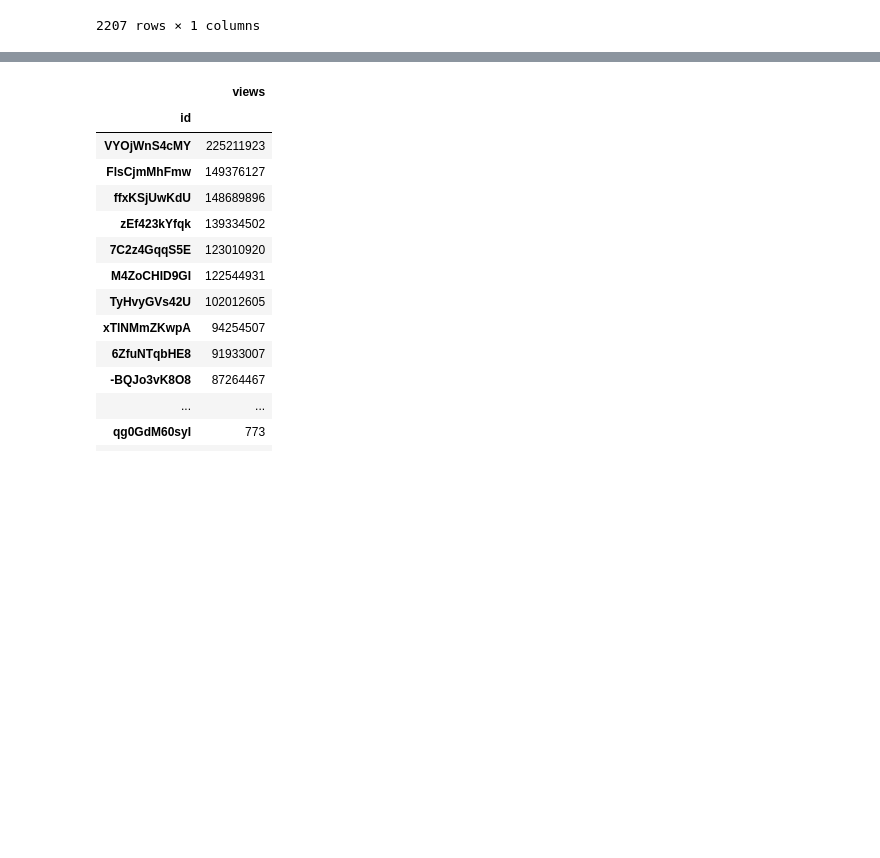
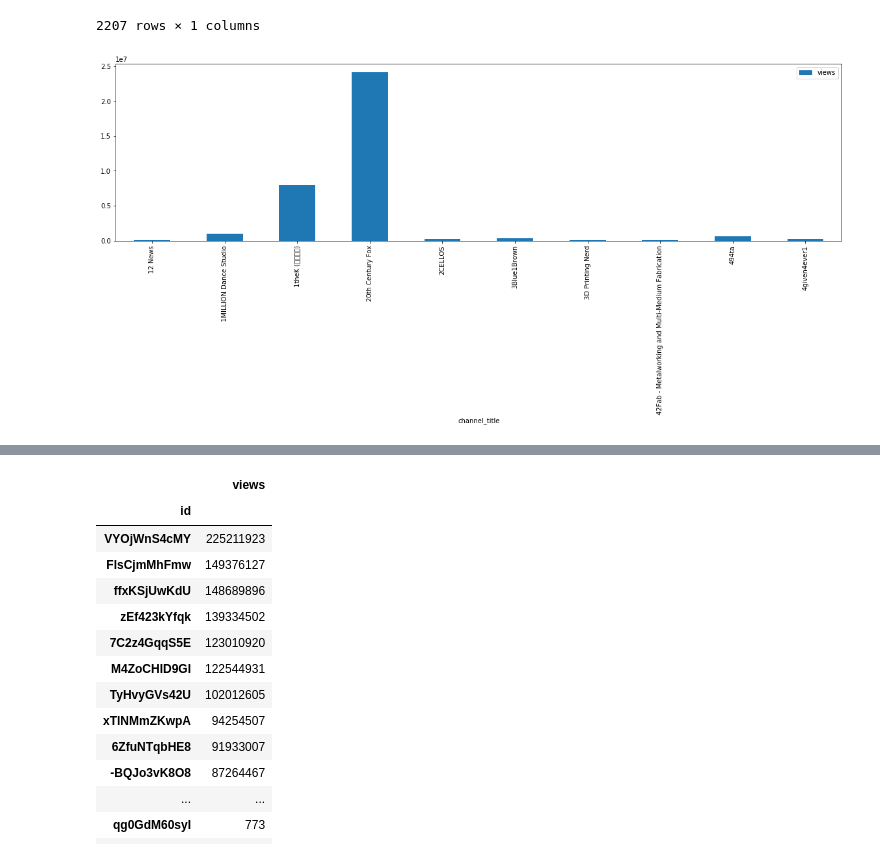
Before and after one commit to CaroMuizzi/Success-on-YouTube-Channels, a Jupyter notebook: Trending_videos_caro.ipynb, the cells around one changed output, grey strips where cells are left out. Saved outputs shown, nothing was run; the diff lists cells and outputs as text; code cells hidden in the pictures; blank space fills up the shorter version.

```diff
--- a/Trending_videos_caro.ipynb
+++ b/Trending_videos_caro.ipynb
@@ -373,3 +380,13 @@ channel_views_df.sort_values("views",ascending=False)
 | Palo Alto Online | 745 |
 | GoDucksdotcom | 704 |
 2207 rows × 1 columns
+# %%
+# Plot channels with more views
+#!!!!!!!!!!! falta orden de mayor a menor, labels
+
+channels_more_views_plot = channel_views_df[:10].plot(kind="bar", figsize=(20,5))
+
+plt.xticks(rotation="vertical")
+plt.savefig("Images/Q2.Channels with more views (Nov17 - Jun18).png")
+# %% [output]
+[figure, added]
```
Also changed, not shown: parts of 23 cells of this notebook, 4 other files.
